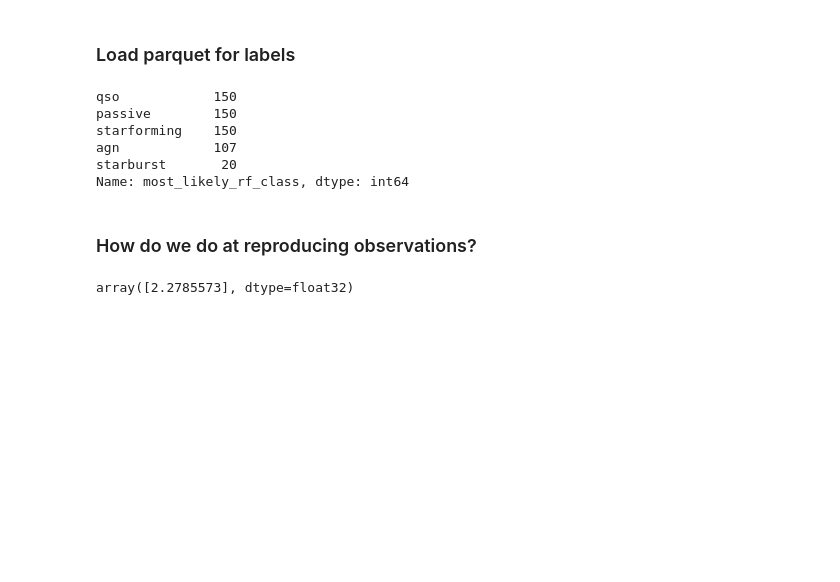
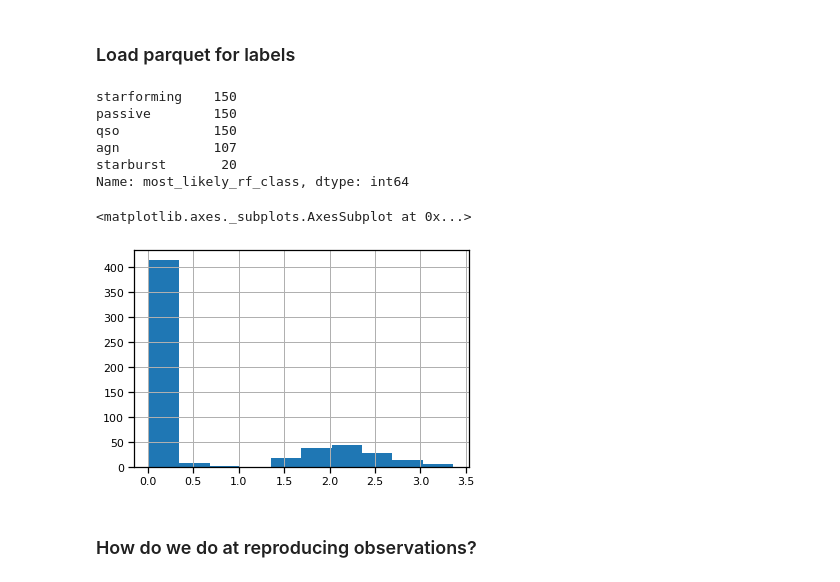
Before and after one commit to mwalmsley/agnfinder, a Jupyter notebook: notebooks/fitting_real_galaxies/results_on_uk_ir_selection.ipynb, the cells around one changed output. Saved outputs shown, nothing was run; the diff lists cells and outputs as text; code cells hidden in the pictures; blank space fills up the shorter version.

```diff
--- a/notebooks/fitting_real_galaxies/results_on_uk_ir_selection.ipynb
+++ b/notebooks/fitting_real_galaxies/results_on_uk_ir_selection.ipynb
@@ -32,12 +35,16 @@ true_observations = len(galaxy_locs)
 for n, galaxy_loc in enumerate(galaxy_locs):
     try:
         f = h5py.File(galaxy_loc, mode='r')
-        galaxies.append({
-            'samples': np.squeeze(f['samples'][:10:]),
-            'name': galaxy_loc.split('_')[-2],
-            'true_observations': np.squeeze(f['true_observations'][...]),
-            'redshift': f['redshift'][...]
-        })
+#         print(f['is_accepted'][...].mean())
+        if f['is_accepted'][...].mean() < 0.6:
+            print(f['is_accepted'])
+        else:
+            galaxies.append({
+                'samples': np.squeeze(f['samples'][::100]),
+                'name': galaxy_loc.split('_')[-2],
+                'true_observations': np.squeeze(f['true_observations'][...]),
+                'redshift': f['redshift'][...]
+            })
     except OSError:
         pass
 
@@ -59,12 +66,17 @@ labels = pd.read_parquet('data/uk_ir_selection_577.parquet')
 labels['most_likely_rf_class'] = labels[rf_cols].apply(lambda x: rf_classes[np.argmax(x.values)], axis=1)
 labels['most_likely_rf_class'].value_counts()
 # %% [output]
+starforming    150
+passive        150
 qso            150
-passive        150
-starforming    150
 agn            107
 starburst       20
 Name: most_likely_rf_class, dtype: int64
+# %%
+labels['redshift'].hist()
+# %% [output]
+<matplotlib.axes._subplots.AxesSubplot at 0x...>
+[figure, added]
 # %%
 label_dict = dict(zip(labels.index, labels['most_likely_rf_class'].values))
 # label_dict
@@ -82,7 +94,3 @@ emulator = deep_emulator.get_trained_keras_emulator(deep_emulator.tf_model(), ch
 wavelengths = np.array([ 3545.9515156 ,  4669.6375124 ,  6156.34362463,  7470.59215536,
         8917.58185532, 16397.13029184, 12513.8266968 , 21392.23213854,
        10205.12640526,  8801.6644194 , 33461.019081  , 45952.08900757])
-# %%
-galaxy['redshift']  # woops, this isn't normalised!
-# %% [output]
-array([2.2785573], dtype=float32)
```
Also changed, not shown: parts of 31 cells of this notebook, 8 other files.
